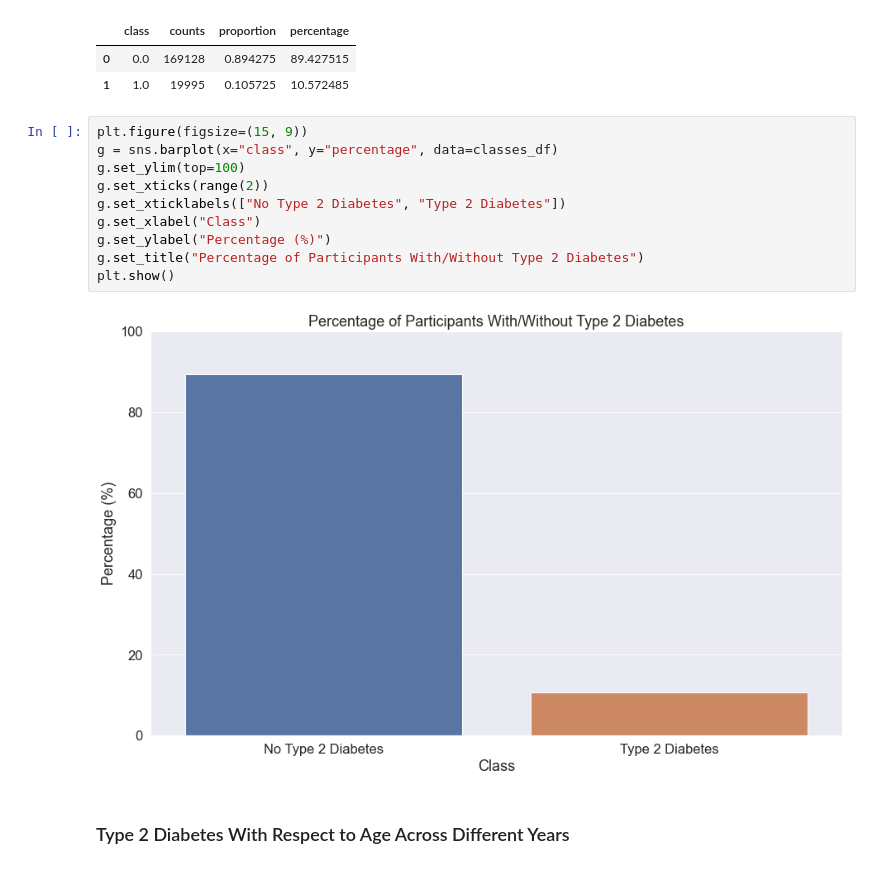
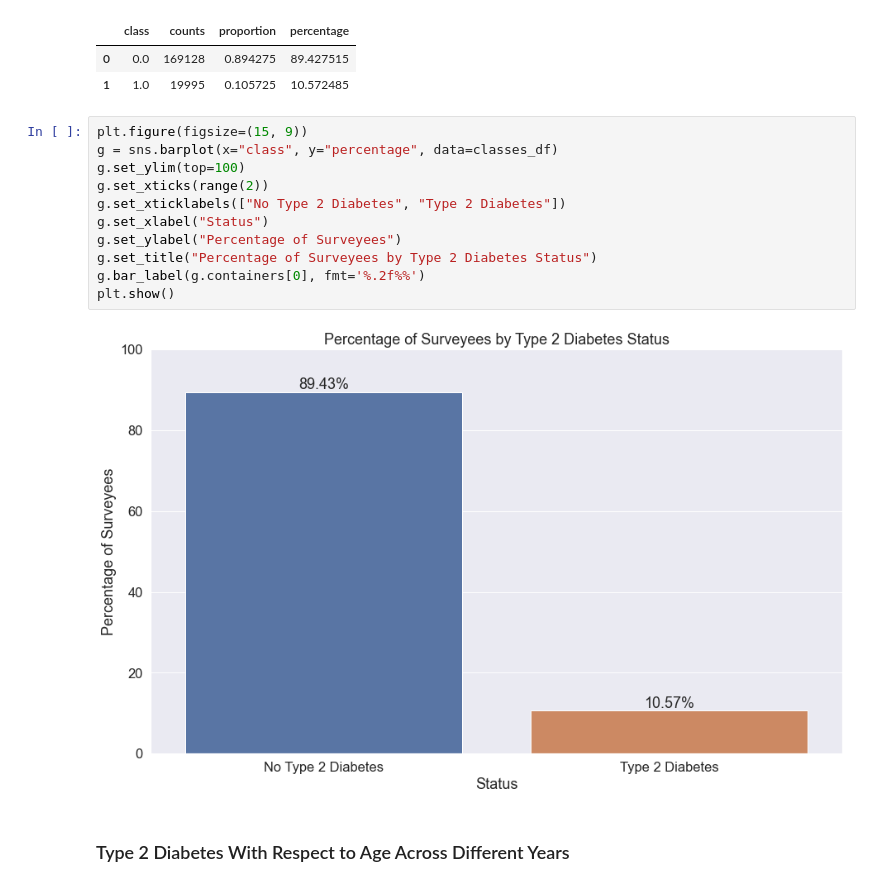
Before and after one commit to GitHubkhim/STATS170_Project, a Jupyter notebook: exploration.ipynb, the cells around one changed output. Saved outputs shown, nothing was run; the diff lists cells and outputs as text.

```diff
--- a/exploration.ipynb
+++ b/exploration.ipynb
@@ -88,15 +88,16 @@ classes_df
 # %%
 plt.figure(figsize=(15, 9))
 g = sns.barplot(x="class", y="percentage", data=classes_df)
 g.set_ylim(top=100)
 g.set_xticks(range(2))
 g.set_xticklabels(["No Type 2 Diabetes", "Type 2 Diabetes"])
-g.set_xlabel("Class")
-g.set_ylabel("Percentage (%)")
-g.set_title("Percentage of Participants With/Without Type 2 Diabetes")
+g.set_xlabel("Status")
+g.set_ylabel("Percentage of Surveyees")
+g.set_title("Percentage of Surveyees by Type 2 Diabetes Status")
+g.bar_label(g.containers[0], fmt='%.2f%%')
 plt.show()
 # %% [output]
-[figure, old version]
+[figure, new version]
 # %% [markdown]
 ### Type 2 Diabetes With Respect to Age Across Different Years
 # %%
```
Also changed, not shown: parts of 16 cells of this notebook, 18 other files.
